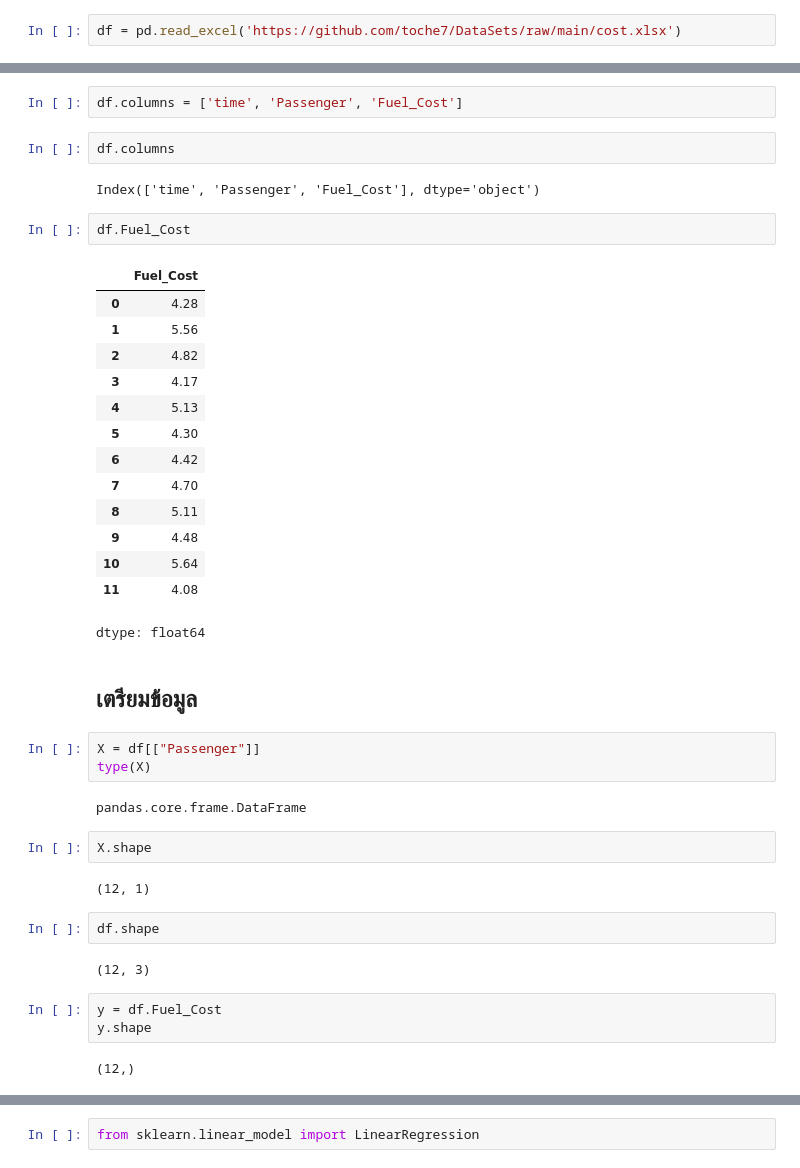
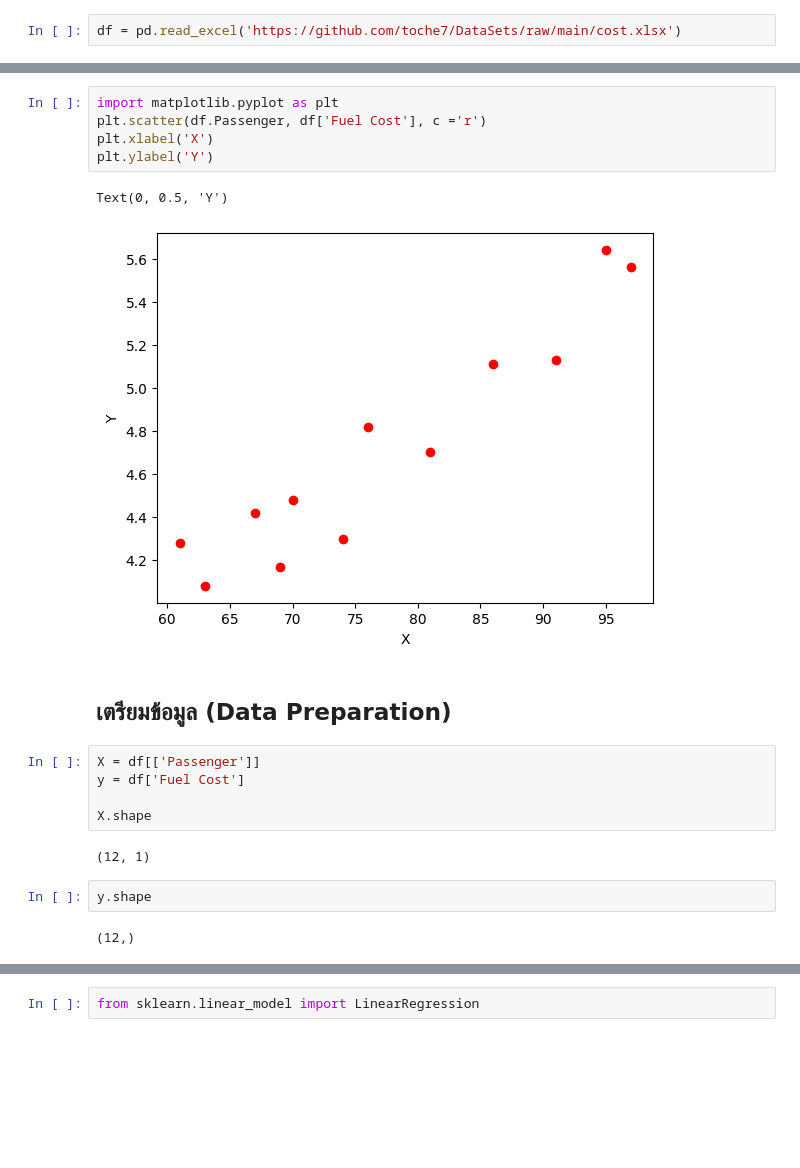
Before and after one commit to toche7/DSEssentials, a Jupyter notebook: Lab2LinearRegression.ipynb, the cells around one changed output, grey strips where cells are left out. Drawn from its saved outputs; the diff is of its cells as text; blank space fills up the shorter version.

```diff
--- a/Lab2LinearRegression.ipynb
+++ b/Lab2LinearRegression.ipynb
@@ -119,43 +31,21 @@ dtype: float64
-# %%
-df.columns = ['time', 'Passenger', 'Fuel_Cost']
-# %%
-df.columns
-# %% [output]
-Index(['time', 'Passenger', 'Fuel_Cost'], dtype='object')
-# %%
-df.Fuel_Cost
-# %% [output]
-|  | Fuel_Cost |
-| 0 | 4.28 |
-| 1 | 5.56 |
-| 2 | 4.82 |
-| 3 | 4.17 |
-| 4 | 5.13 |
-| 5 | 4.30 |
-| 6 | 4.42 |
-| 7 | 4.70 |
-| 8 | 5.11 |
-| 9 | 4.48 |
-| 10 | 5.64 |
-| 11 | 4.08 |
-dtype: float64
+# %%
+import matplotlib.pyplot as plt
+plt.scatter(df.Passenger, df['Fuel Cost'], c ='r')
+plt.xlabel('X')
+plt.ylabel('Y')
+# %% [output]
+Text(0, 0.5, 'Y')
+[figure, added]
 # %% [markdown]
-## เตรียมข้อมูล
+## เตรียมข้อมูล (Data Preparation)
 # %%
-X = df[["Passenger"]]
-type(X)
+X = df[['Passenger']]
+y = df['Fuel Cost']
+
+X.shape
 # %% [output]
-pandas.core.frame.DataFrame
+(12, 1)
 # %%
-X.shape
+y.shape
 # %% [output]
-(12, 1)
+(12,)
-# %%
-df.shape
-# %% [output]
-(12, 3)
-# %%
-y = df.Fuel_Cost
-y.shape
-# %% [output]
-(12,)
```
Also changed, not shown: parts of 48 cells of this notebook.
